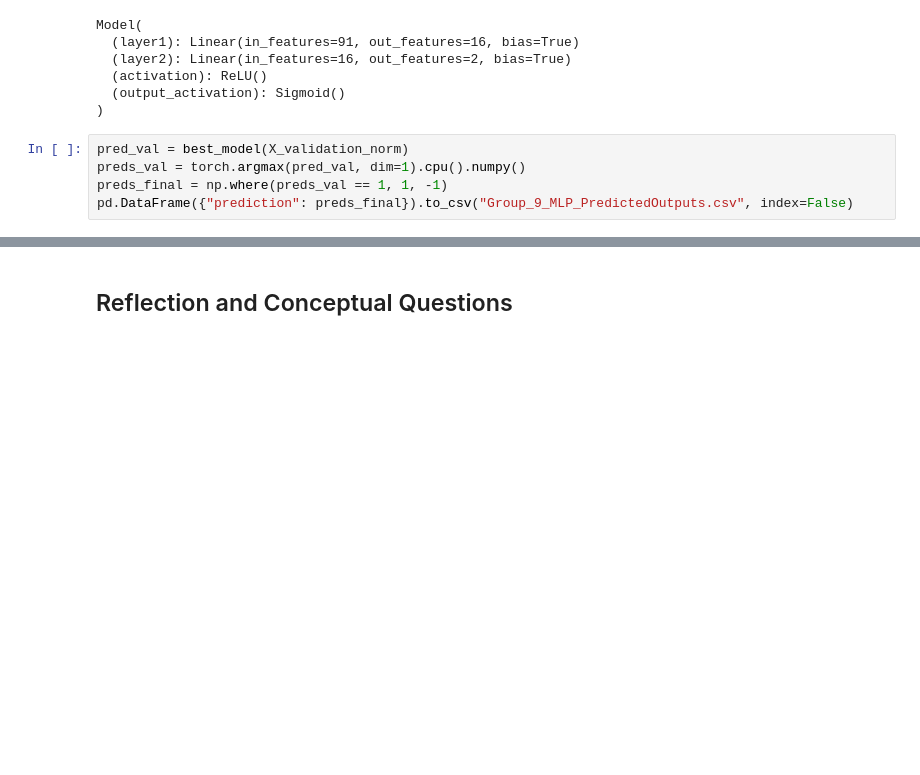
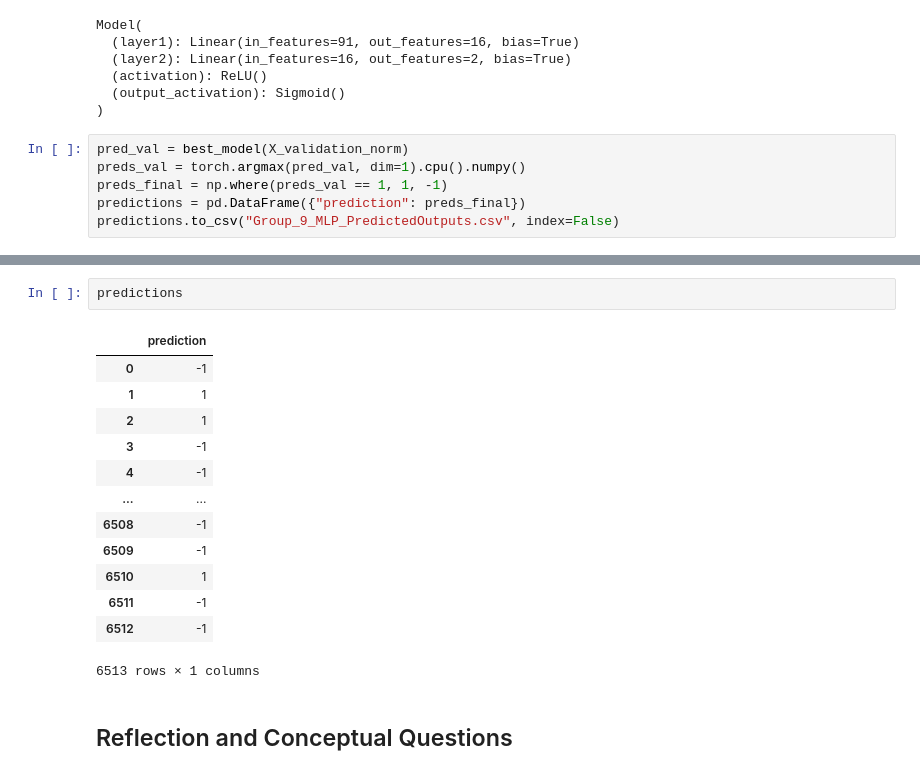
Before and after one commit to Lucaspj1/MachineLearningProject2, a Jupyter notebook: MLProject2v2.ipynb, the cells around one changed output, grey strips where cells are left out. Cells and saved outputs as stored; diff of their text form; blank space fills up the shorter version.

```diff
--- a/MLProject2v2.ipynb
+++ b/MLProject2v2.ipynb
@@ -790,4 +810,5 @@ Model(
 pred_val = best_model(X_validation_norm)
 preds_val = torch.argmax(pred_val, dim=1).cpu().numpy()
 preds_final = np.where(preds_val == 1, 1, -1)
-pd.DataFrame({"prediction": preds_final}).to_csv("Group_9_MLP_PredictedOutputs.csv", index=False)
+predictions = pd.DataFrame({"prediction": preds_final})
+predictions.to_csv("Group_9_MLP_PredictedOutputs.csv", index=False)
@@ -794,3 +909,19 @@ pd.DataFrame({"prediction": preds_final}).to_csv("Group_9_MLP_PredictedOutputs.c
+# %%
+predictions
+# %% [output]
+|  | prediction |
+| 0 | -1 |
+| 1 | 1 |
+| 2 | 1 |
+| 3 | -1 |
+| 4 | -1 |
+| ... | ... |
+| 6508 | -1 |
+| 6509 | -1 |
+| 6510 | 1 |
+| 6511 | -1 |
+| 6512 | -1 |
+6513 rows × 1 columns
 # %% [markdown]
 ## Reflection and Conceptual Questions
 # %% [markdown]
```
Also changed, not shown: parts of 9 cells of this notebook, 1 other file.
